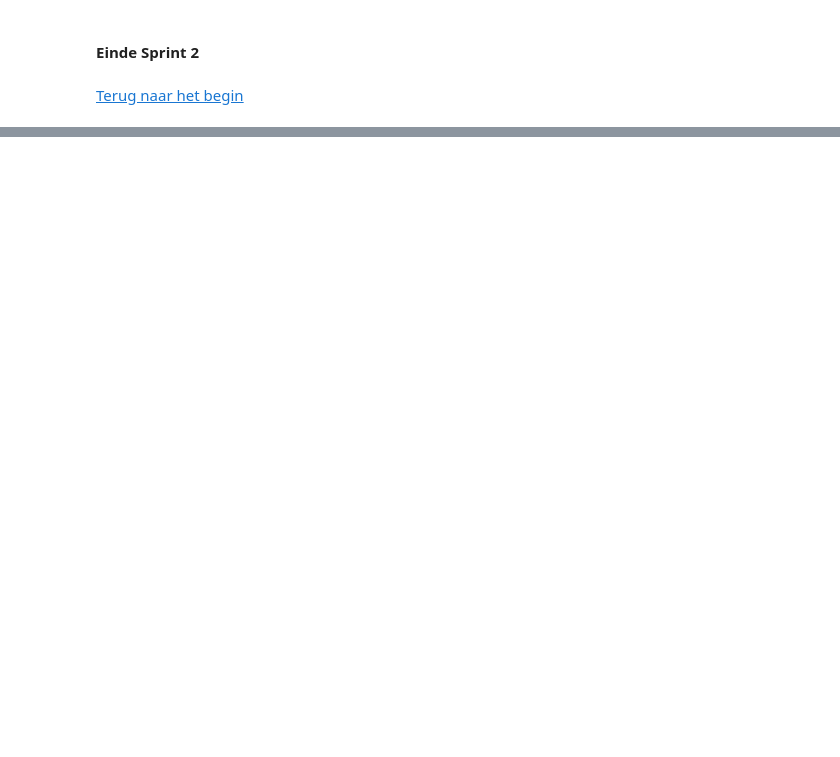
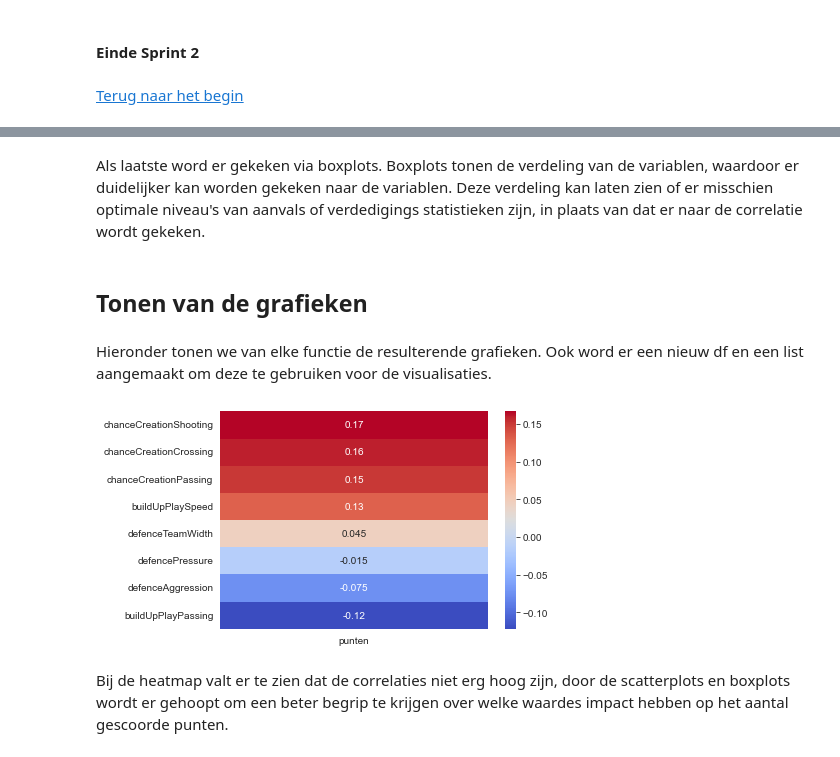
Before and after one commit to BJHeemskerk/DataLab2_2023, a Jupyter notebook: Notebook_Isa.ipynb, the cells around one changed output, grey strips where cells are left out. Drawn from its saved outputs; the diff is of its cells as text; code cells hidden in the pictures; blank space fills up the shorter version.

```diff
--- a/Notebook_Isa.ipynb
+++ b/Notebook_Isa.ipynb
@@ -28,6 +36,11 @@ Voordat er gecodeerd wordt, worden de mogelijk nodige libraries voor de opdracht
 import sqlite3
 import pandas as pd
 import numpy as np
+import seaborn as sns
+import matplotlib.pyplot as plt
+from functools import wraps
+
+sns.set_style('darkgrid')
 # %% [markdown]
 Eerst word er een connectie gemaakt met de SQL-database door middel van sqlite3, vervolgens worden de tabellen per stuk geïmporteerd door middel van Pandas.
 # %%
@@ -511,0 +898,33 @@ games_in_2010(9791)
+# %%
+def heatmap(kolommen, corrnaam, df):
+    """
+    Deze functie maakt een heatmap aan, gebaseerd op een lijst aan kolommen en een gegeven dataframe
+
+    Parameters:
+    ---------------
+    kolommen : list[str]
+        Een lijst met numerieke kolommen waarvoor de correlatie tot 'corrnaam' wordt uitgerekend.
+
+    corrnaam : str
+        De naam van de kolom waarmee de lijst van kolommen wordt gecorreleerd
+
+    df : Pandas DataFrame
+        Het DataFrame waar de eerder vernoemde kolommen instaan
+
+    Returns:
+    ---------------
+    None
+        Er wordt geen waarde gereturned. Er word een plot gemaakt van de correlatie in vorm van een heatmap.
+    """
+
+    #Maken van een nieuw dataframe met de gewilde kolommen
+    corr = df[kolommen + [corrnaam]]
+
+    #Maken van correlatie df
+    corr_hm = corr.corr()
+    corr_hm_col = corr_hm[corrnaam]
+    corr_hm_fini = corr_hm_col.drop(corrnaam)
+
+    #Plotten van de grafiek
+    sns.heatmap(pd.DataFrame(corr_hm_fini.sort_values(ascending=False)), cmap='coolwarm', annot=True)
+    return plt.show()
@@ -511,0 +970,2 @@ games_in_2010(9791)
+# %% [markdown]
+Als laatste word er gekeken via boxplots. Boxplots tonen de verdeling van de variablen, waardoor er duidelijker kan worden gekeken naar de variablen. Deze verdeling kan laten zien of er misschien optimale niveau's van aanvals of verdedigings statistieken zijn, in plaats van dat er naar de correlatie wordt gekeken.
@@ -511,0 +1004,15 @@ games_in_2010(9791)
+# %% [markdown]
+## Tonen van de grafieken <a name='run3'></a>
+# %% [markdown]
+Hieronder tonen we van elke functie de resulterende grafieken. Ook word er een nieuw df en een list aangemaakt om deze te gebruiken voor de visualisaties.
+# %%
+#Relevante kolommen met de hand kiezen voor correlatie (numerieke kolommen), kolommen met te veel missende waardes zijn ook weggelaten.
+kolom_num = ['buildUpPlaySpeed', 'buildUpPlayPassing',
+                   'chanceCreationPassing', 'chanceCreationCrossing', 'chanceCreationShooting',
+                   'defencePressure', 'defenceAggression', 'defenceTeamWidth']
+# %%
+heatmap(kolom_num, 'punten', team_attributes_points)
+# %% [output]
+[figure, added]
+# %% [markdown]
+Bij de heatmap valt er te zien dat de correlaties niet erg hoog zijn, door de scatterplots en boxplots wordt er gehoopt om een beter begrip te krijgen over welke waardes impact hebben op het aantal gescoorde punten.
```
Also changed, not shown: parts of 107 cells of this notebook.
